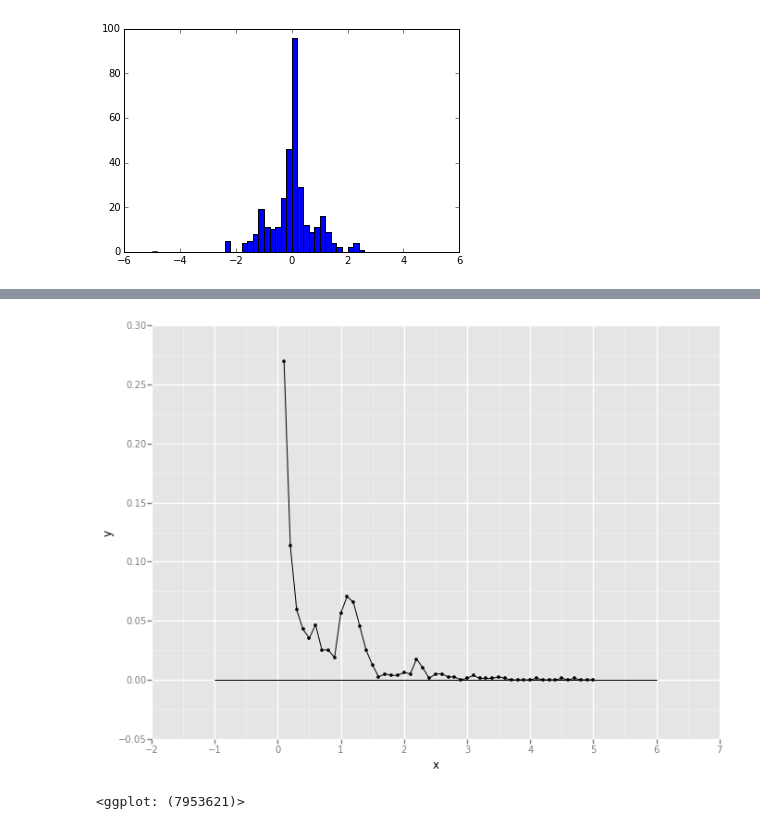
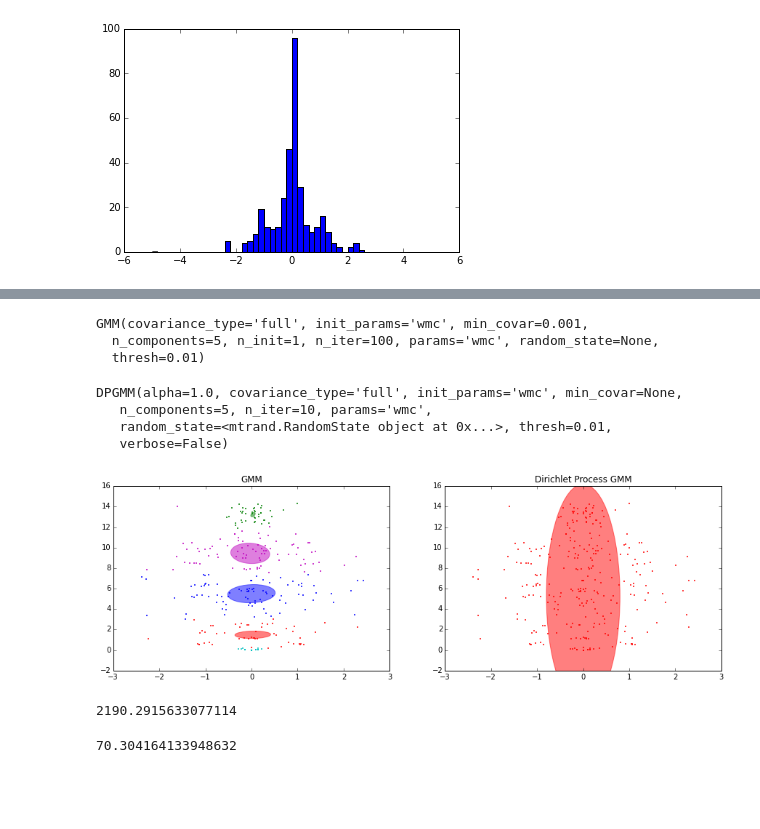
Before and after one commit to bilykigor/qimb, a Jupyter notebook: KaggleAnalysis.ipynb, the cells around one changed output, grey strips where cells are left out. Drawn from its saved outputs; the diff is of its cells as text; code cells hidden in the pictures; blank space fills up the shorter version.

```diff
--- a/KaggleAnalysis.ipynb
+++ b/KaggleAnalysis.ipynb
@@ -97,11 +88,0 @@ ggplot(trips[tripInd].features[trips[tripInd].features.v>0].ix[start:end,:],aes(
-# %%
-df = pd.DataFrame(np.zeros((len(b)/2,2)))
-df.columns = ['x','y']
-df.x = b[len(b)/2+1:]
-_n = df.shape[0]
-for i in range(_n):
-    df.y[i] = (n[_n+i]-n[_n-i-1])/sum(n)
-ggplot(df,aes(x='x',y='y')) + geom_point(size=10) + geom_line() + geom_hline(yintercept=0)
-# %% [output]
-[figure, removed]
-<ggplot: (7953621)>
@@ -107,0 +97,54 @@ ggplot(df,aes(x='x',y='y')) + geom_point(size=10) + geom_line() + geom_hline(yin
+# %%
+gmm = mixture.GMM(n_components=5, covariance_type='full')
+gmm.fit(trips[tripInd].features)
+# %% [output]
+GMM(covariance_type='full', init_params='wmc', min_covar=0.001,
+  n_components=5, n_init=1, n_iter=100, params='wmc', random_state=None,
+  thresh=0.01)
+# %%
+dpgmm = mixture.DPGMM(n_components=5, covariance_type='full')
+dpgmm.fit(trips[tripInd].features)
+# %% [output]
+DPGMM(alpha=1.0, covariance_type='full', init_params='wmc', min_covar=None,
+   n_components=5, n_iter=10, params='wmc',
+   random_state=<mtrand.RandomState object at 0x...>, thresh=0.01,
+   verbose=False)
+# %%
+fig1 = plt.figure(figsize=(15, 10))
+color_iter = itertools.cycle(['r', 'g', 'b', 'c', 'm'])
+for i, (clf, title) in enumerate([(gmm, 'GMM'),(dpgmm, 'Dirichlet Process GMM')]):
+#enumerate([(dpgmm, 'Dirichlet Process GMM')]):
+    splot = plt.subplot(2, 2, 1 + i)
+    Y_ = clf.predict(trips[tripInd].features)
+    for i, (mean, covar, color) in enumerate(zip(
+            clf.means_, clf._get_covars(), color_iter)):
+        v, w = linalg.eigh(covar)
+        u = w[0] / linalg.norm(w[0])
+        # as the DP will not use every component it has access to
+        # unless it needs it, we shouldn't plot the redundant
+        # components.
+        if not np.any(Y_ == i):
+            continue
+        plt.scatter(trips[tripInd].features.ix[Y_ == i, 0], trips[tripInd].features.ix[Y_ == i, 1], .8, color=color)
+
+        # Plot an ellipse to show the Gaussian component
+        angle = np.arctan(u[1] / u[0])
+        angle = 180 * angle / np.pi  # convert to degrees
+        ell = mpl.patches.Ellipse(mean, v[0], v[1], 180 + angle, color=color)
+        ell.set_clip_box(splot.bbox)
+        ell.set_alpha(0.5)
+        splot.add_artist(ell)
+
+    plt.title(title)
+
+plt.show()
+# %% [output]
+[figure, added]
+# %%
+gmm.bic(trips[tripInd].features)
+# %% [output]
+2190.2915633077114
+# %%
+dpgmm.bic(trips[tripInd].features)
+# %% [output]
+70.304164133948632
```
Also changed, not shown: parts of 16 cells of this notebook, 18 other files.
